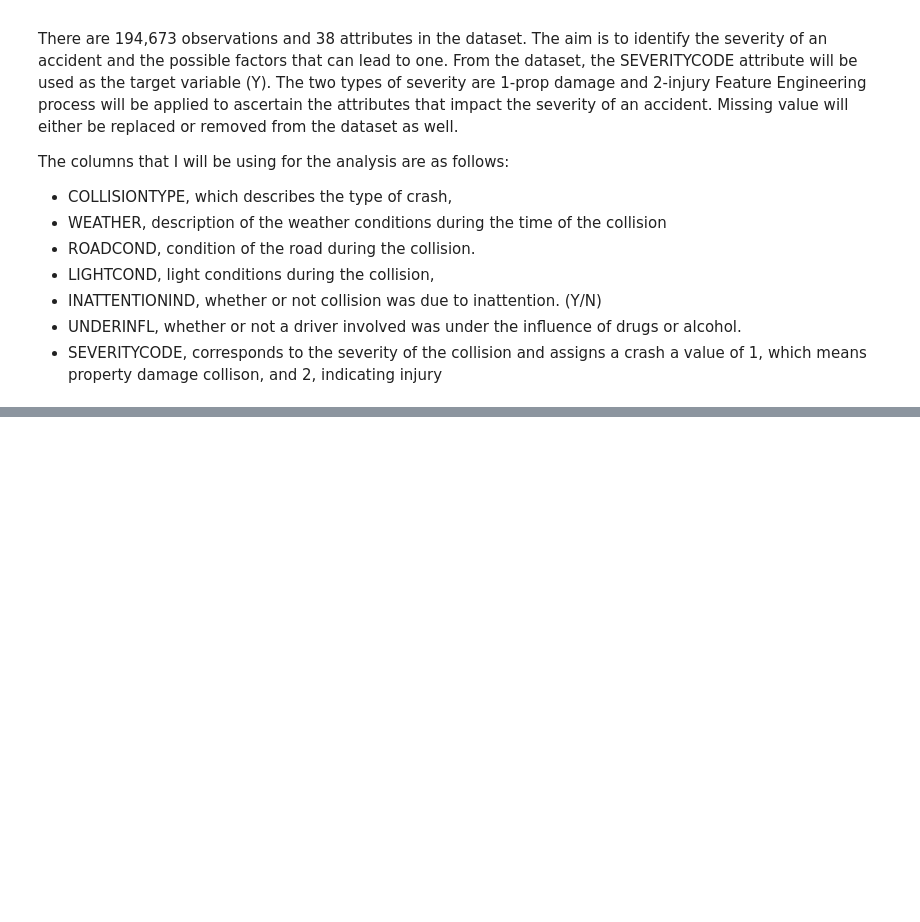
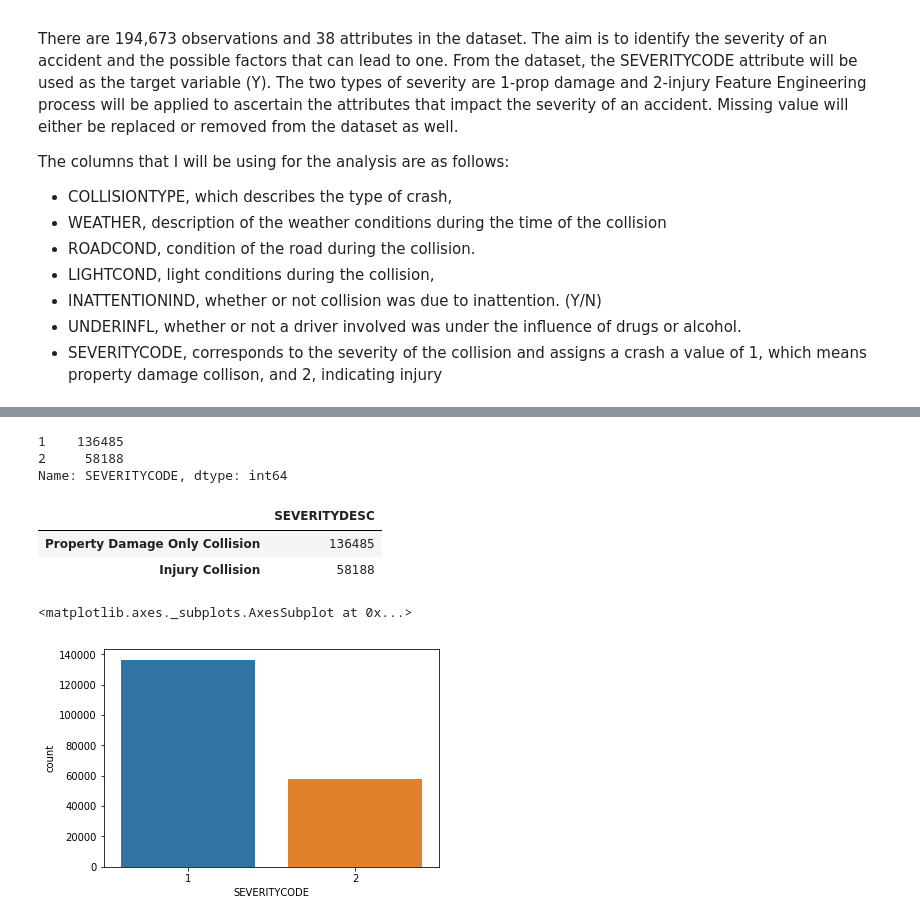
Before and after one commit to Abedinho/Coursera_Capstone, a Jupyter notebook: Coursera_Capstone report.ipynb, the cells around one changed output, grey strips where cells are left out. Cells and saved outputs as stored; diff of their text form; code cells hidden in the pictures; blank space fills up the shorter version.

```diff
--- a/Coursera_Capstone report.ipynb
+++ b/Coursera_Capstone report.ipynb
@@ -20,0 +33,3 @@ The columns that I will be using for the analysis are as follows:
+# %%
+collision = pd.read_csv("Data-Collisions.csv")
+collision.head()
@@ -20,0 +76,17 @@ The columns that I will be using for the analysis are as follows:
+# %%
+collision['SEVERITYCODE'].value_counts()
+# %% [output]
+1    136485
+2     58188
+Name: SEVERITYCODE, dtype: int64
+# %%
+collision['SEVERITYDESC'].value_counts().to_frame()
+# %% [output]
+|  | SEVERITYDESC |
+| Property Damage Only Collision | 136485 |
+| Injury Collision | 58188 |
+# %%
+sns.countplot(x=collision['SEVERITYCODE'], data=collision)
+# %% [output]
+<matplotlib.axes._subplots.AxesSubplot at 0x...>
+[figure, added]
```
Also changed, not shown: parts of 30 cells of this notebook, 1 other file.
